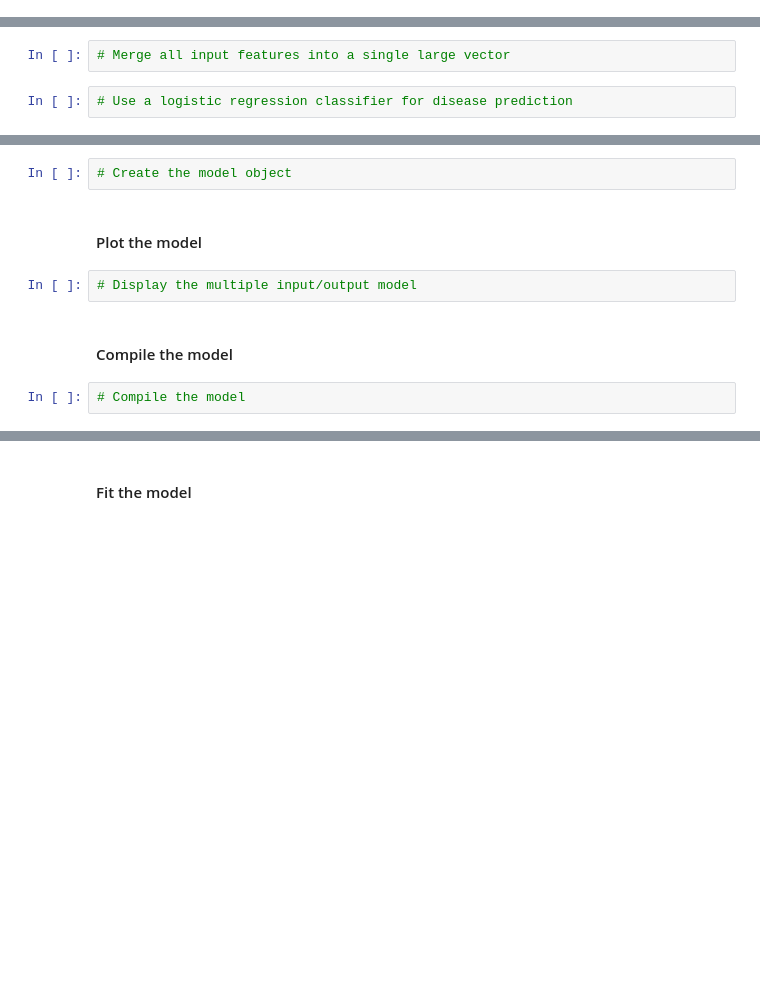
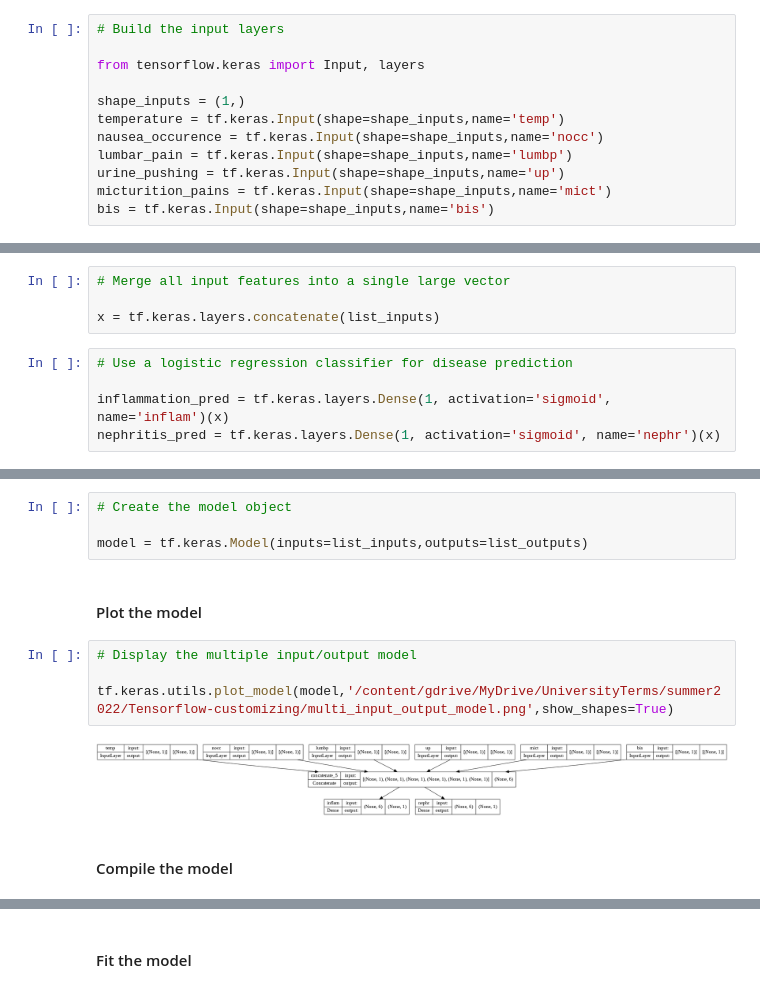
Before and after one commit to metehangelgi/Customising-models-with-TensorFlow-2, a Jupyter notebook: week1.ipynb, the cells around one changed output, grey strips where cells are left out. Drawn from its saved outputs; the diff is of its cells as text; blank space fills up the shorter version.

```diff
--- a/week1.ipynb
+++ b/week1.ipynb
@@ -79,3 +81,15 @@ inflam_test, nephr_test = Y_test[:, 0], Y_test[:, 1]
+# %%
+# Build the input layers
+
+from tensorflow.keras import Input, layers
+
+shape_inputs = (1,)
+temperature = tf.keras.Input(shape=shape_inputs,name='temp')
+nausea_occurence = tf.keras.Input(shape=shape_inputs,name='nocc')
+lumbar_pain = tf.keras.Input(shape=shape_inputs,name='lumbp')
+urine_pushing = tf.keras.Input(shape=shape_inputs,name='up')
+micturition_pains = tf.keras.Input(shape=shape_inputs,name='mict')
+bis = tf.keras.Input(shape=shape_inputs,name='bis')
 # %%
 # Create a list of all the inputs
 
@@ -83,19 +97,28 @@ list_inputs = [temperature, nausea_occurence, lumbar_pain, urine_pushing,
                micturition_pains, bis]
 # %%
 # Merge all input features into a single large vector
+
+x = tf.keras.layers.concatenate(list_inputs)
 # %%
 # Use a logistic regression classifier for disease prediction
+
+inflammation_pred = tf.keras.layers.Dense(1, activation='sigmoid', name='inflam')(x)
+nephritis_pred = tf.keras.layers.Dense(1, activation='sigmoid', name='nephr')(x)
 # %%
 # Create a list of all the outputs
 
 list_outputs = [inflammation_pred, nephritis_pred]
 # %%
 # Create the model object
+
+model = tf.keras.Model(inputs=list_inputs,outputs=list_outputs)
 # %% [markdown]
 #### Plot the model
 # %%
 # Display the multiple input/output model
+
+tf.keras.utils.plot_model(model,'/content/gdrive/MyDrive/UniversityTerms/summer2022/Tensorflow-customizing/multi_input_output_model.png',show_shapes=True)
+# %% [output]
+[figure, added]
 # %% [markdown]
 #### Compile the model
-# %%
-# Compile the model
```
Also changed, not shown: parts of 52 cells of this notebook.
